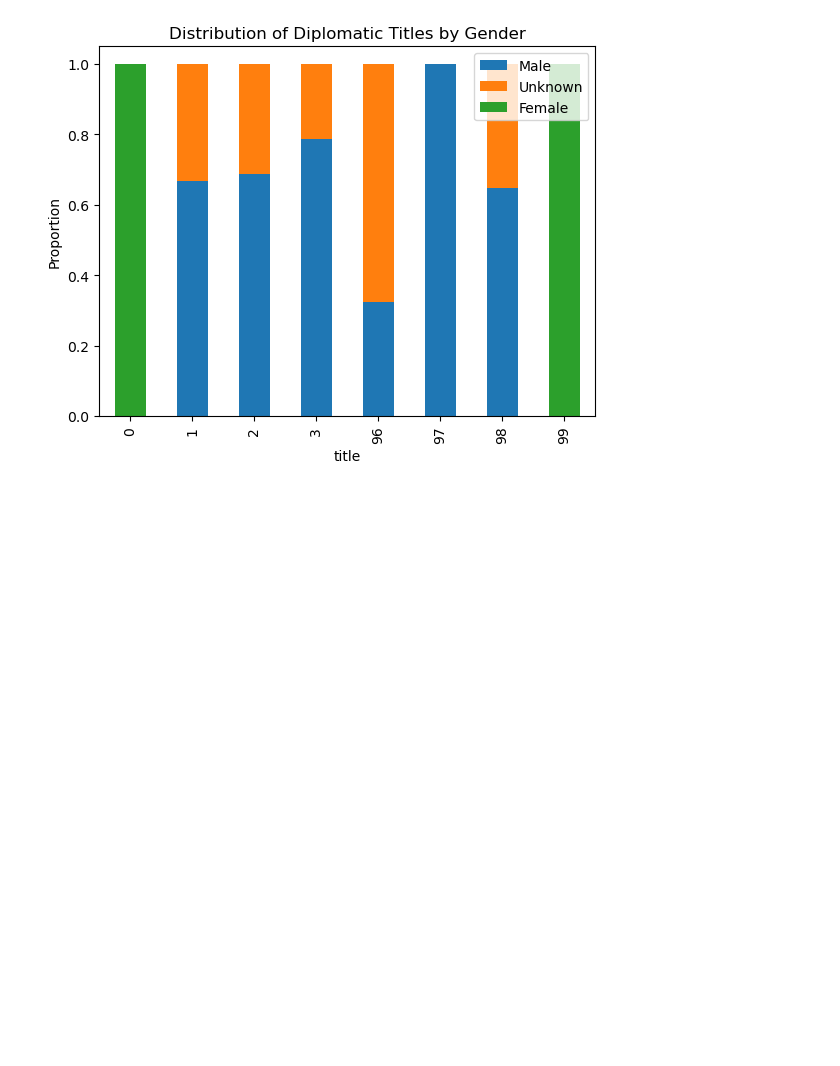
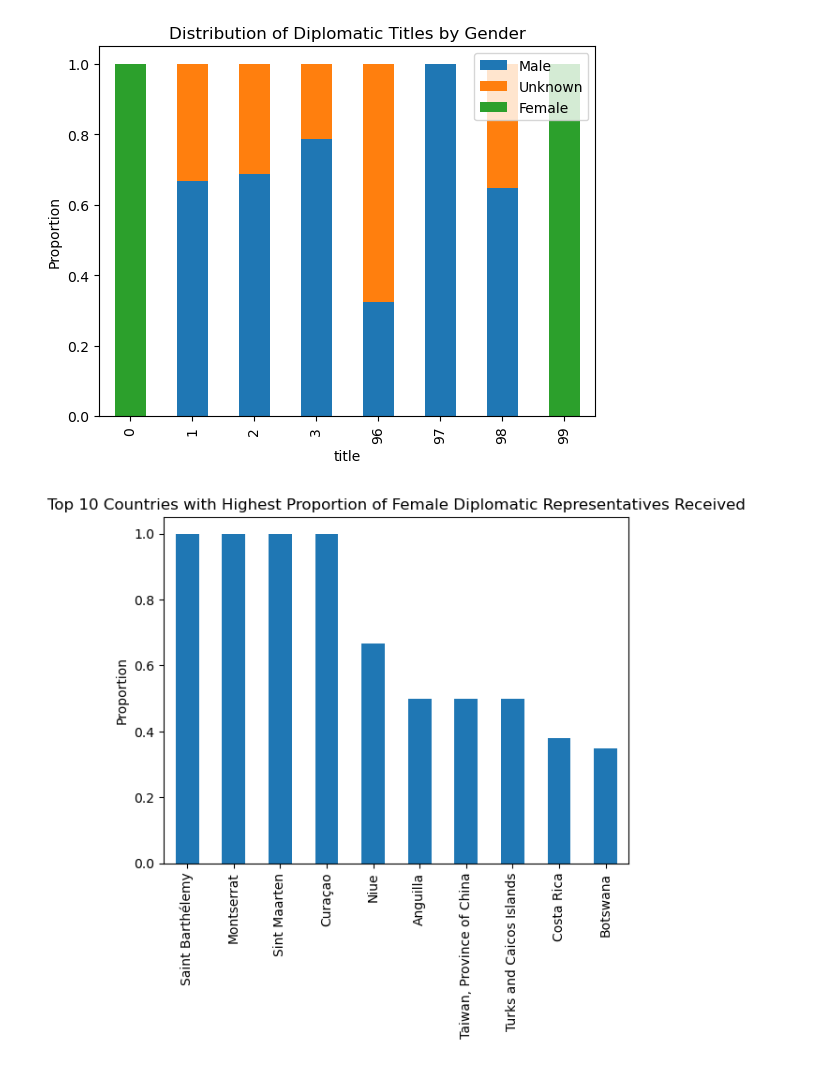
Before and after one commit to raj-rajat/Gender-and-Diplomatic-Representation, a Jupyter notebook: gender-and-diplomatic-representation.ipynb, the cells around one changed output. Saved outputs shown, nothing was run; the diff lists cells and outputs as text; code cells hidden in the pictures; blank space fills up the shorter version.

Commit message:
Kaggle Notebook | Gender and Diplomatic Representation | Version 2

```diff
--- a/gender-and-diplomatic-representation.ipynb
+++ b/gender-and-diplomatic-representation.ipynb
@@ -300,3 +300,22 @@ plt.ylabel('Proportion')
 plt.show()
 # %% [output]
 [figure]
+# %%
+# Group by the receiving country and gender, and count the number of records for each group
+gender_counts_by_receiving_country = df_recent_year.groupby(['cname_receive', 'gender']).size()
+
+# Calculate the total number of representatives received by each country
+total_counts_by_receiving_country = df_recent_year['cname_receive'].value_counts()
+
+# Calculate the proportion of female representatives received by each country
+proportion_female_by_receiving_country = gender_counts_by_receiving_country[:, 1] / total_counts_by_receiving_country
+
+# Get the top 10 countries with the highest proportion of female representatives received
+top_receiving_countries_proportion_female = proportion_female_by_receiving_country.sort_values(ascending=False).head(10)
+
+# Create a bar plot
+top_receiving_countries_proportion_female.plot(kind='bar', title='Top 10 Countries with Highest Proportion of Female Diplomatic Representatives Received')
+plt.ylabel('Proportion')
+plt.show()
+# %% [output]
+[figure, added]
```
Also changed, not shown: parts of 3 cells of this notebook.
